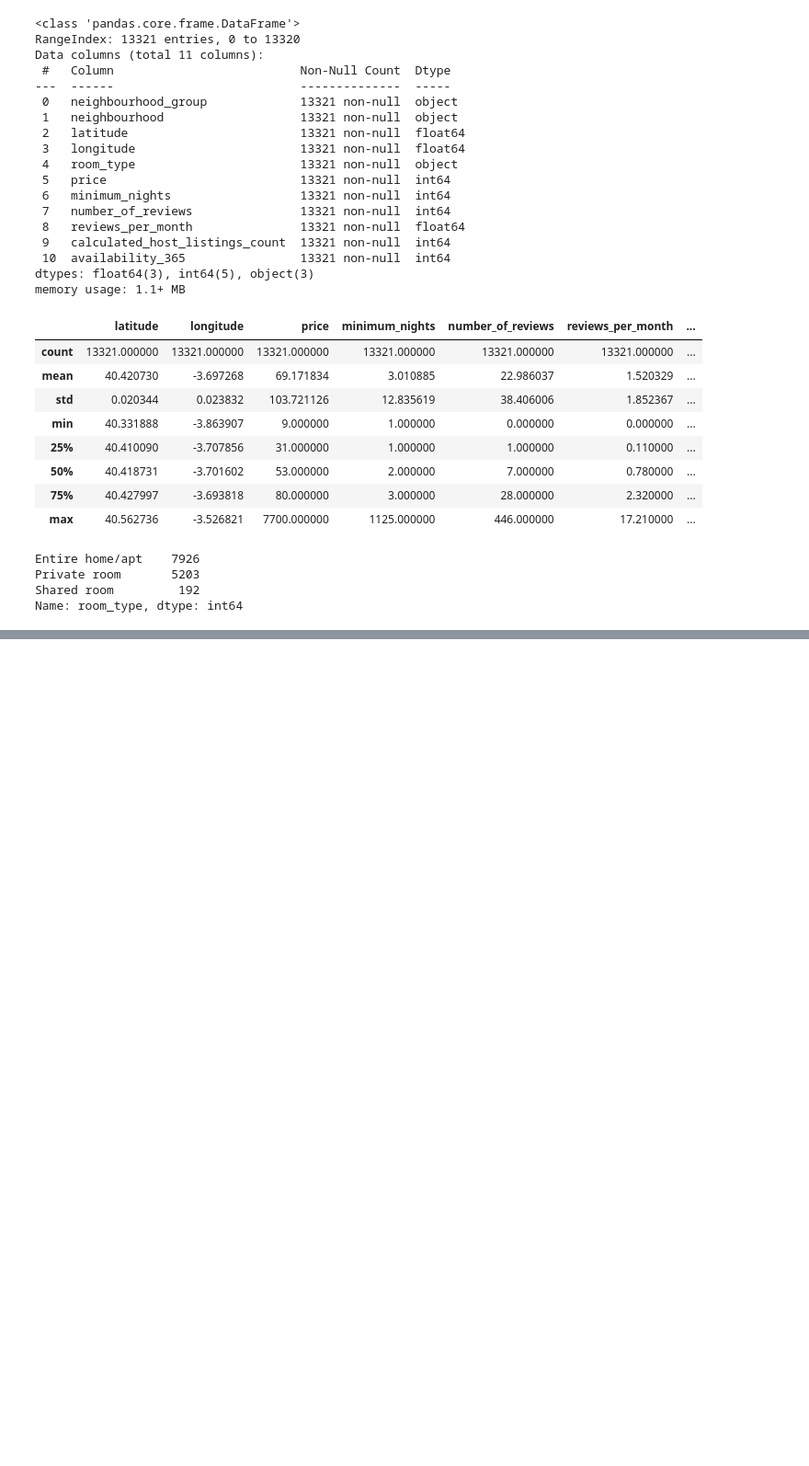
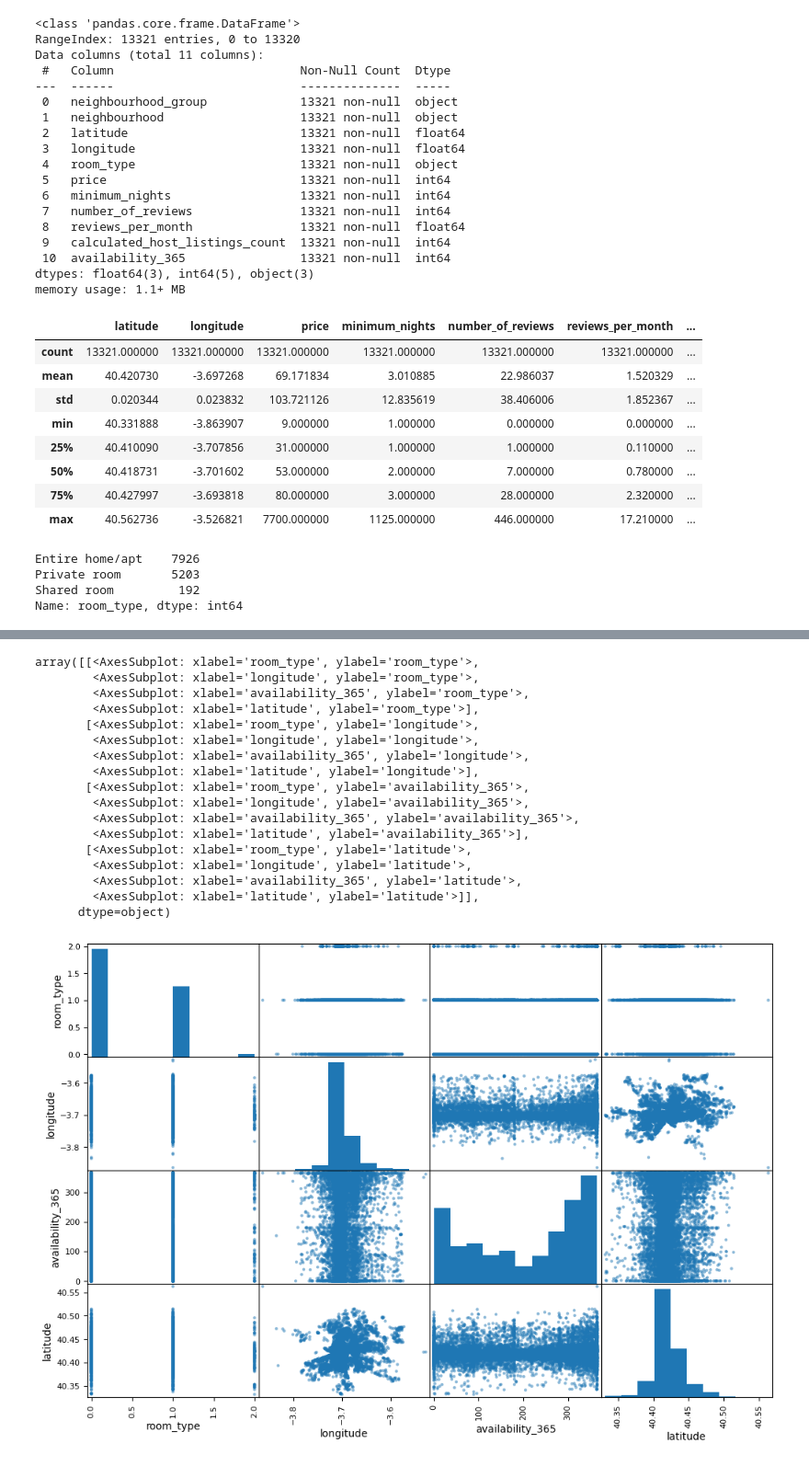
Before and after one commit to PelayoMC/Master, a Jupyter notebook: AA - I/trabajo1/trabajo1.ipynb, the cells around one changed output, grey strips where cells are left out. Shown at 92% size. Saved outputs shown, nothing was run; the diff lists cells and outputs as text; code cells hidden in the pictures; blank space fills up the shorter version.

```diff
--- a/AA - I/trabajo1/trabajo1.ipynb
+++ b/AA - I/trabajo1/trabajo1.ipynb
@@ -83,0 +95,24 @@ Datos separados
+# %%
+from pandas.plotting import scatter_matrix
+attributes = ["room_type", "longitude", "availability_365",
+"latitude"]
+scatter_matrix(airbnb[attributes], figsize=(12, 8))
+# %% [output]
+array([[<AxesSubplot: xlabel='room_type', ylabel='room_type'>,
+        <AxesSubplot: xlabel='longitude', ylabel='room_type'>,
+        <AxesSubplot: xlabel='availability_365', ylabel='room_type'>,
+        <AxesSubplot: xlabel='latitude', ylabel='room_type'>],
+       [<AxesSubplot: xlabel='room_type', ylabel='longitude'>,
+        <AxesSubplot: xlabel='longitude', ylabel='longitude'>,
+        <AxesSubplot: xlabel='availability_365', ylabel='longitude'>,
+        <AxesSubplot: xlabel='latitude', ylabel='longitude'>],
+       [<AxesSubplot: xlabel='room_type', ylabel='availability_365'>,
+        <AxesSubplot: xlabel='longitude', ylabel='availability_365'>,
+        <AxesSubplot: xlabel='availability_365', ylabel='availability_365'>,
+        <AxesSubplot: xlabel='latitude', ylabel='availability_365'>],
+       [<AxesSubplot: xlabel='room_type', ylabel='latitude'>,
+        <AxesSubplot: xlabel='longitude', ylabel='latitude'>,
+        <AxesSubplot: xlabel='availability_365', ylabel='latitude'>,
+        <AxesSubplot: xlabel='latitude', ylabel='latitude'>]],
+      dtype=object)
+[figure, added]
```
Also changed, not shown: parts of 16 cells of this notebook, 3 other files.
